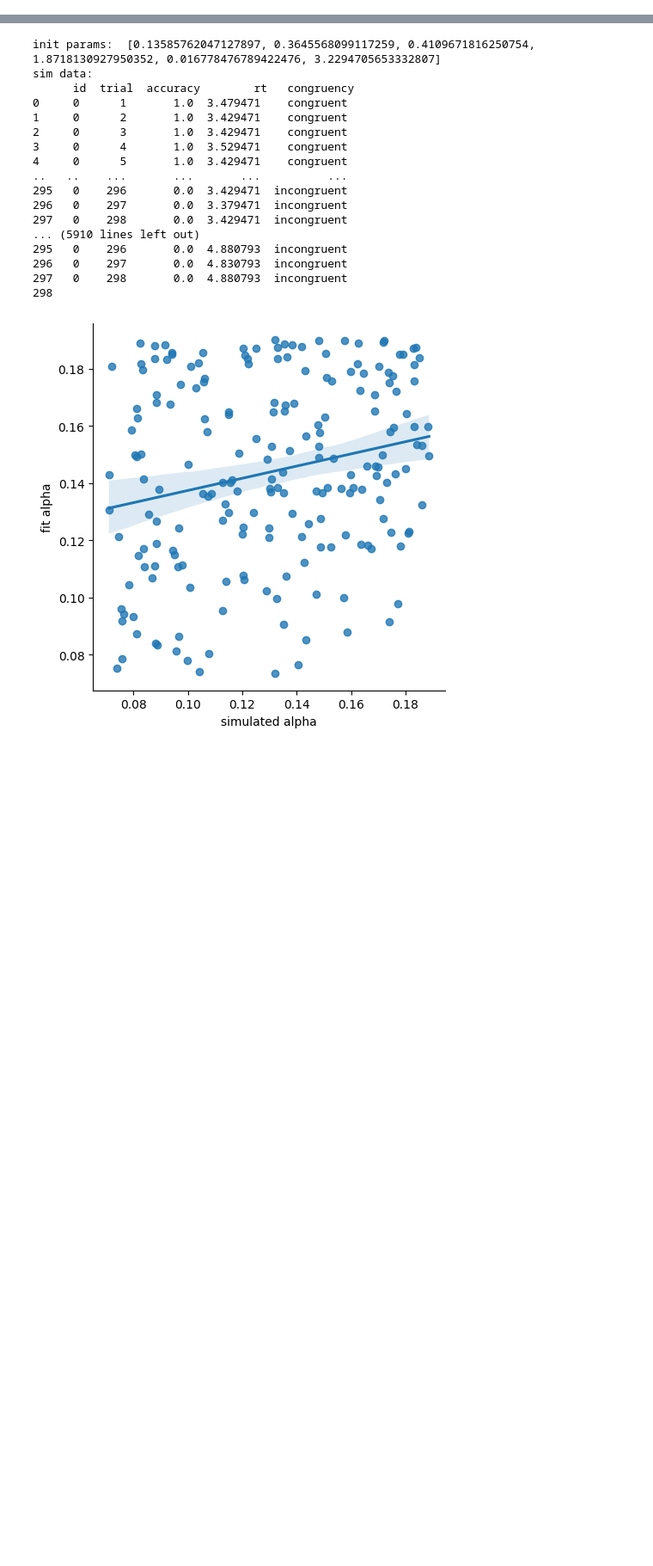
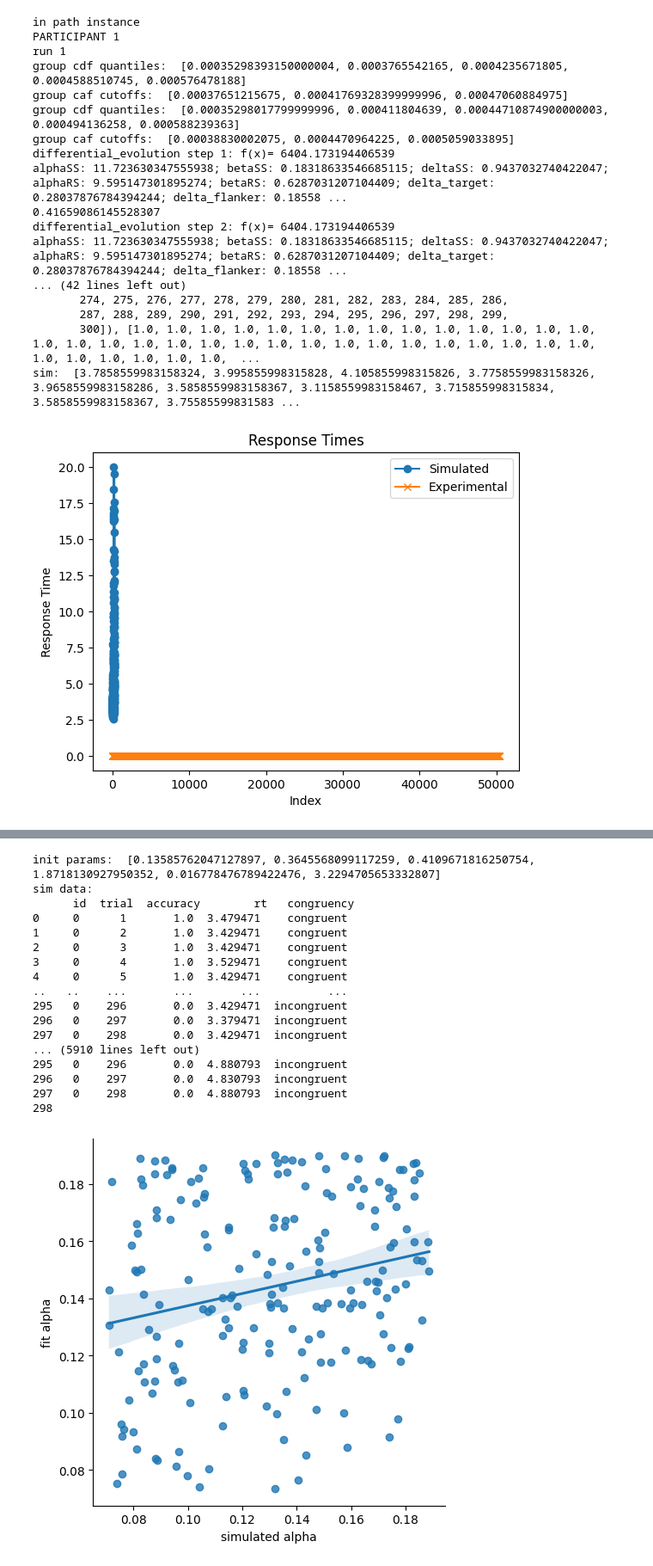
Before and after one commit to joyfan00/FlexDDM, a Jupyter notebook: run_simulations.ipynb, the cells around one changed output, grey strips where cells are left out. Shown at 86% size. Saved outputs shown, nothing was run; the diff lists cells and outputs as text; code cells hidden in the pictures; blank space fills up the shorter version.

```diff
--- a/run_simulations.ipynb
+++ b/run_simulations.ipynb
@@ -7,6 +6,28 @@ import json
 import pandas as pd
 import numpy as np
 import numba as nb
+# %%
+dstp = DSTP()
+main.fit([dstp], 1, 1, 'S1FlankerData.csv')
+# %% [output]
+in path instance
+PARTICIPANT 1
+run 1
+group cdf quantiles:  [0.00035298393150000004, 0.0003765542165, 0.0004235671805, 0.0004588510745, 0.000576478188]
+group caf cutoffs:  [0.00037651215675, 0.00041769328399999996, 0.00047060884975]
+group cdf quantiles:  [0.00035298017799999996, 0.000411804639, 0.00044710874900000003, 0.000494136258, 0.000588239363]
+group caf cutoffs:  [0.00038830002075, 0.0004470964225, 0.0005059033895]
+differential_evolution step 1: f(x)= 6404.173194406539
+alphaSS: 11.723630347555938; betaSS: 0.18318633546685115; deltaSS: 0.9437032740422047; alphaRS: 9.595147301895274; betaRS: 0.6287031207104409; delta_target: 0.28037876784394244; delta_flanker: 0.18558 ...
+0.41659086145528307
+differential_evolution step 2: f(x)= 6404.173194406539
+alphaSS: 11.723630347555938; betaSS: 0.18318633546685115; deltaSS: 0.9437032740422047; alphaRS: 9.595147301895274; betaRS: 0.6287031207104409; delta_target: 0.28037876784394244; delta_flanker: 0.18558 ...
+... (42 lines left out)
+       274, 275, 276, 277, 278, 279, 280, 281, 282, 283, 284, 285, 286,
+       287, 288, 289, 290, 291, 292, 293, 294, 295, 296, 297, 298, 299,
+       300]), [1.0, 1.0, 1.0, 1.0, 1.0, 1.0, 1.0, 1.0, 1.0, 1.0, 1.0, 1.0, 1.0, 1.0, 1.0, 1.0, 1.0, 1.0, 1.0, 1.0, 1.0, 1.0, 1.0, 1.0, 1.0, 1.0, 1.0, 1.0, 1.0, 1.0, 1.0, 1.0, 1.0, 1.0, 1.0, 1.0, 1.0,  ...
+sim:  [3.7858559983158324, 3.995855998315828, 4.105855998315826, 3.7758559983158326, 3.9658559983158286, 3.5858559983158367, 3.1158559983158467, 3.715855998315834, 3.5858559983158367, 3.75585599831583 ...
+[figure, added]
 # %%
 #DSTP
 dstp = DSTP()
```
Also changed, not shown: parts of 1 cell of this notebook, 7 other files.
